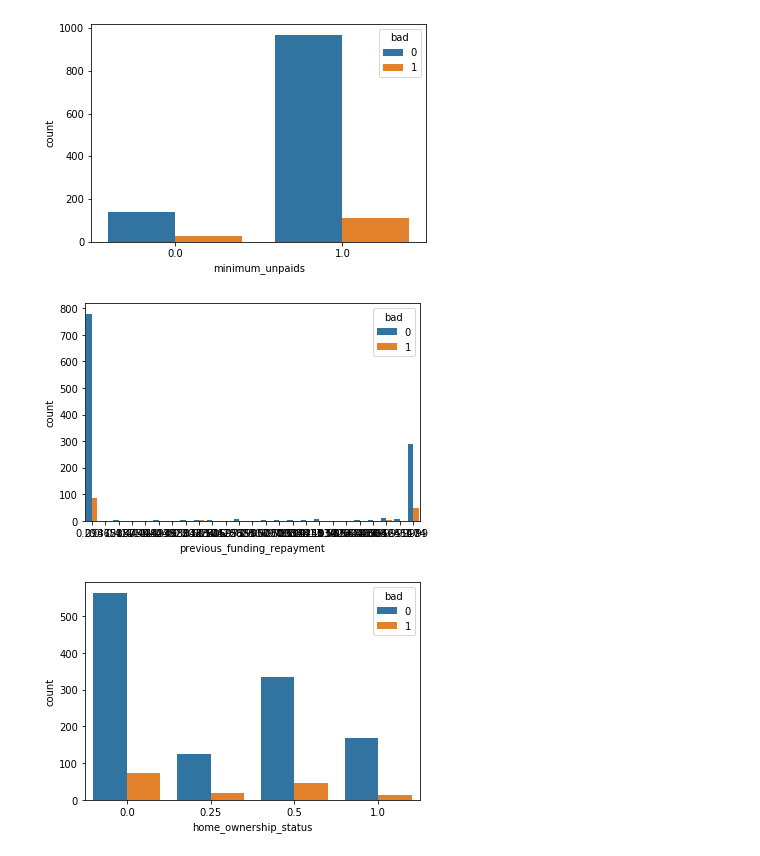
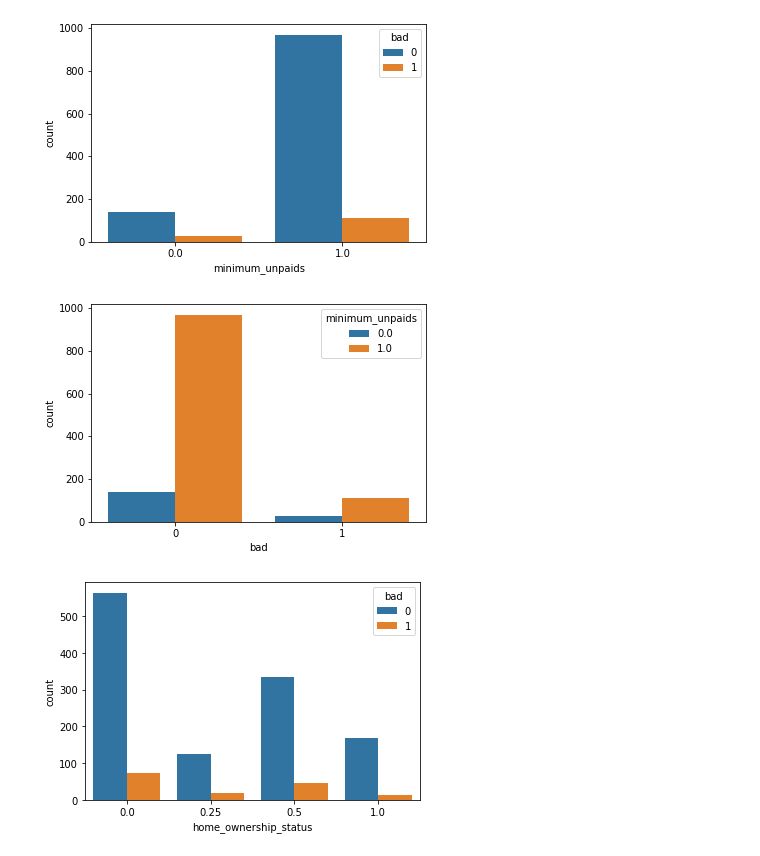
Before and after one commit to vnguye12/vy_capstone1, a Jupyter notebook: Capstone1.ipynb, the cells around one changed output. Cells and saved outputs as stored; diff of their text form; code cells hidden in the pictures.

```diff
--- a/Capstone1.ipynb
+++ b/Capstone1.ipynb
@@ -112,2 +136,2 @@ df=join_df.loc[:,cols]
 # %%
-df['direct_birthday']=pd.to_datetime(df['direct_birthday'],'%m/%d/%Y')
+df['direct_birthday']=pd.to_datetime(df['direct_birthday'],format='%m/%d/%Y')
@@ -446,10 +475,10 @@ plt.show()
 # %% [output]
 [figure]
 # %%
-sns.countplot(x='previous_funding_repayment',hue='bad',data=df)
+sns.countplot(hue='minimum_unpaids',x='bad',data=df)
 plt.show()
 # %% [output]
-[figure, old version]
+[figure, new version]
 # %%
 sns.countplot(x='home_ownership_status',hue='bad',data=df)
 plt.show()
```
Also changed, not shown: parts of 46 cells of this notebook.
